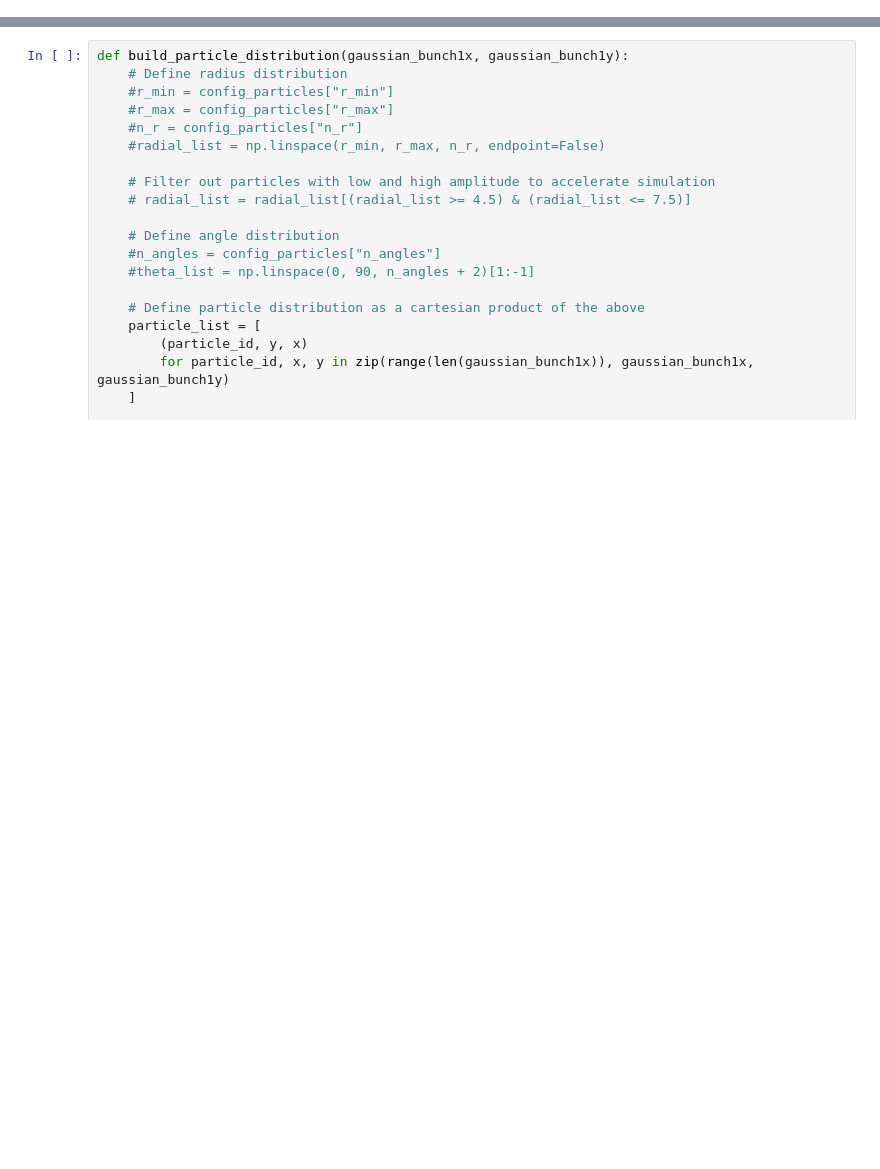
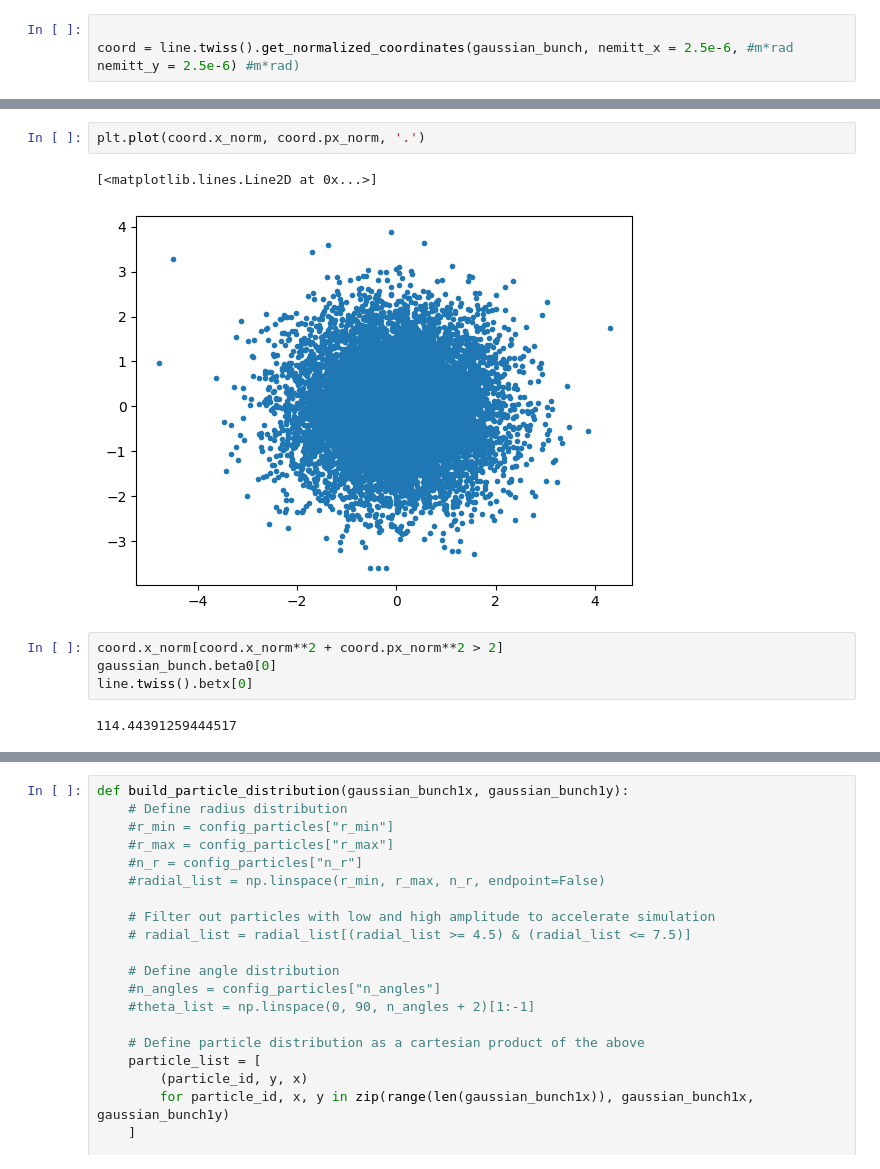
Before and after one commit to aradosla/Distribution_study, a Jupyter notebook: master_study/master_jobs/1_build_distr_and_collider/Read_collider_distribution.ipynb, the cells around one changed output, grey strips where cells are left out. Cells and saved outputs as stored; diff of their text form; blank space fills up the shorter version.

```diff
--- a/master_study/master_jobs/1_build_distr_and_collider/Read_collider_distribution.ipynb
+++ b/master_study/master_jobs/1_build_distr_and_collider/Read_collider_distribution.ipynb
@@ -83,0 +357,4 @@ Done compiling ContextCpu kernels.
+# %%
+
+coord = line.twiss().get_normalized_coordinates(gaussian_bunch, nemitt_x = 2.5e-6, #m*rad
+nemitt_y = 2.5e-6) #m*rad)
@@ -83,0 +419,11 @@ Done compiling ContextCpu kernels.
+# %%
+plt.plot(coord.x_norm, coord.px_norm, '.')
+# %% [output]
+[<matplotlib.lines.Line2D at 0x...>]
+[figure, added]
+# %%
+coord.x_norm[coord.x_norm**2 + coord.px_norm**2 > 2]
+gaussian_bunch.beta0[0]
+line.twiss().betx[0]
+# %% [output]
+114.44391259444517
```
Also changed, not shown: parts of 62 cells of this notebook, 19 other files.
